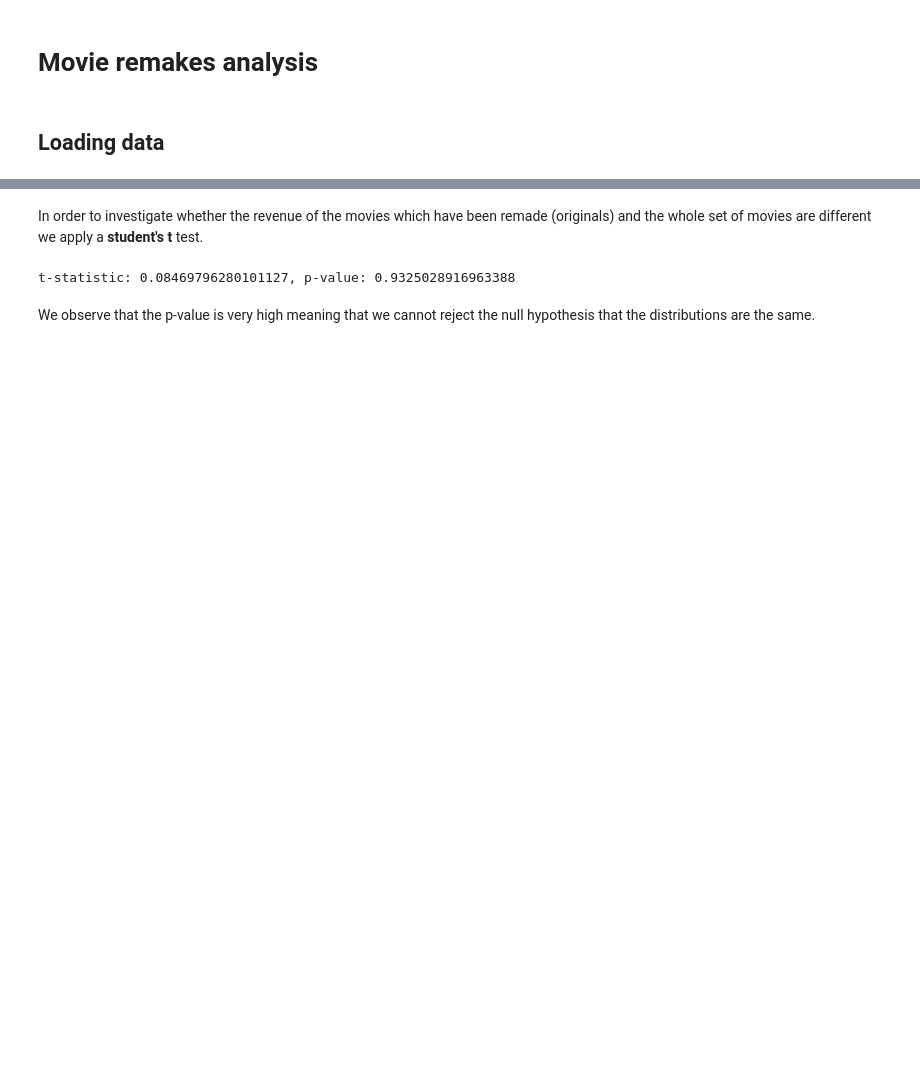
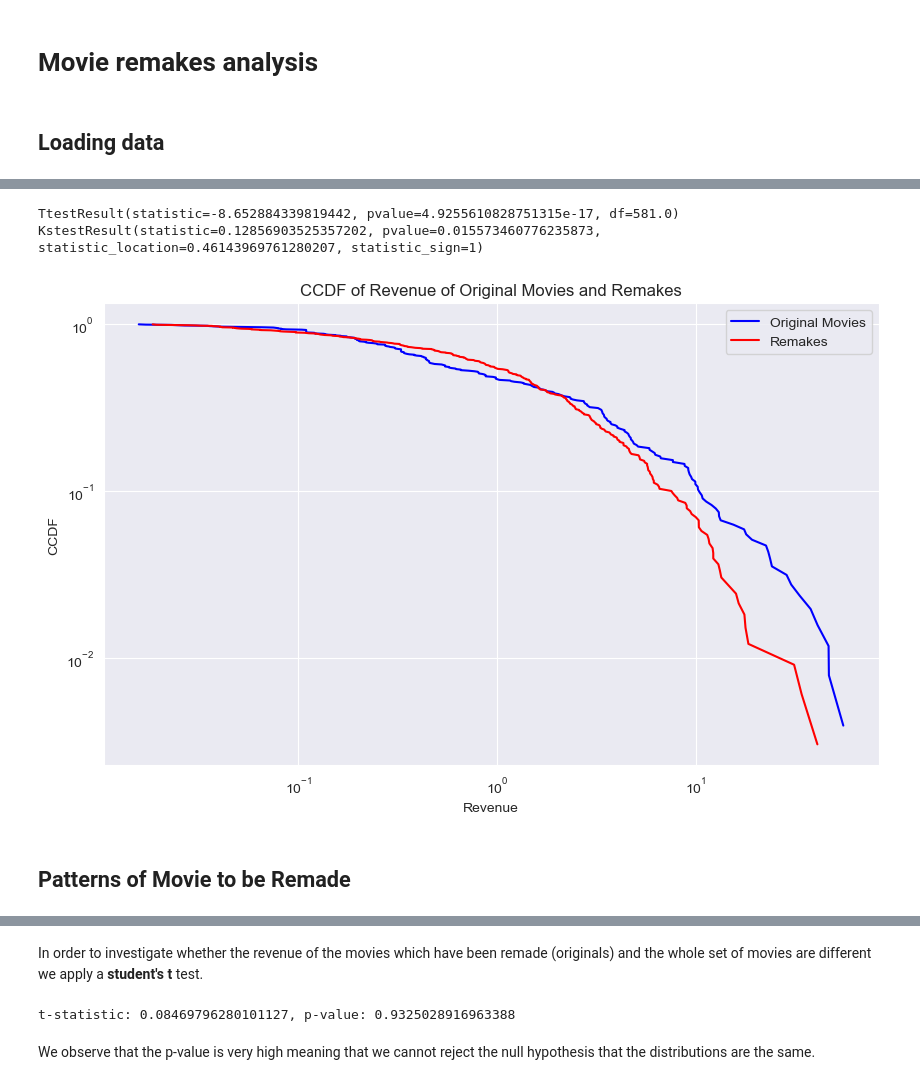
Before and after one commit to epfl-ada/ada-2024-project-madayam, a Jupyter notebook: src/main.ipynb, the cells around one changed output, grey strips where cells are left out. Saved outputs shown, nothing was run; the diff lists cells and outputs as text; code cells hidden in the pictures; blank space fills up the shorter version.

```diff
--- a/src/main.ipynb
+++ b/src/main.ipynb
@@ -51,3 +134,50 @@ remakes_df = df_movies[df_movies["wikidata_id"].isin(remakes_movies_wikidata)]
+# %%
+# test if the revenue of original movies and remakes are from the same distribution
+
+# scale the revenues
+origin_log = np.log(original_revenue_filtered)
+remakes_log = np.log(remakes_revenue_filtered)
+
+print(ttest_ind(origin_log, remakes_log))
+
+origin_log -= origin_log.mean()
+remakes_log -= remakes_log.mean()
+
+origin_zmean = np.exp(origin_log)
+remakes_zmean = np.exp(remakes_log)
+
+
+print(ks_2samp(origin_zmean, remakes_zmean))
+# %% [output]
+TtestResult(statistic=-8.652884339819442, pvalue=4.9255610828751315e-17, df=581.0)
+KstestResult(statistic=0.12856903525357202, pvalue=0.015573460776235873, statistic_location=0.46143969761280207, statistic_sign=1)
+# %%
+# sorting the data and calculating CCDF
+sorted_revenues = np.sort(origin_zmean)
+sorted_revenues = sorted_revenues[::-1]
+ccdf = np.arange(1, len(sorted_revenues) + 1) / len(sorted_revenues)
+
+sorted_revenues_remakes = np.sort(remakes_zmean)
+sorted_revenues_remakes = sorted_revenues_remakes[::-1]
+ccdf_remakes = np.arange(1, len(sorted_revenues_remakes) + 1) / len(sorted_revenues_remakes)
+
+# plotting the CCDF
+plt.figure(figsize=(10, 6))
+
+plt.plot(sorted_revenues, ccdf, color="blue", label="Original Movies")
+plt.plot(sorted_revenues_remakes, ccdf_remakes, color="red", label="Remakes")
+
+plt.title("CCDF of Revenue of Original Movies and Remakes")
+plt.xlabel("Revenue")
+plt.ylabel("CCDF")
+plt.xscale("log")
+plt.yscale("log")
+plt.legend()
+plt.show()
+# %% [output]
+[figure, added]
+# %% [markdown]
+## Patterns of Movie to be Remade
 # %%
 # plot distribition of remakes and original movies revenues
 
```
Also changed, not shown: parts of 30 cells of this notebook.
